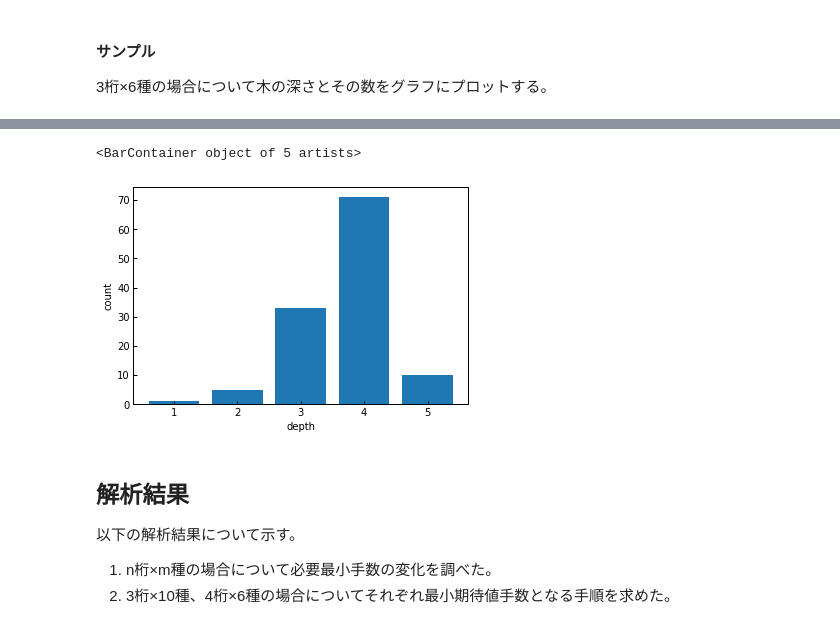
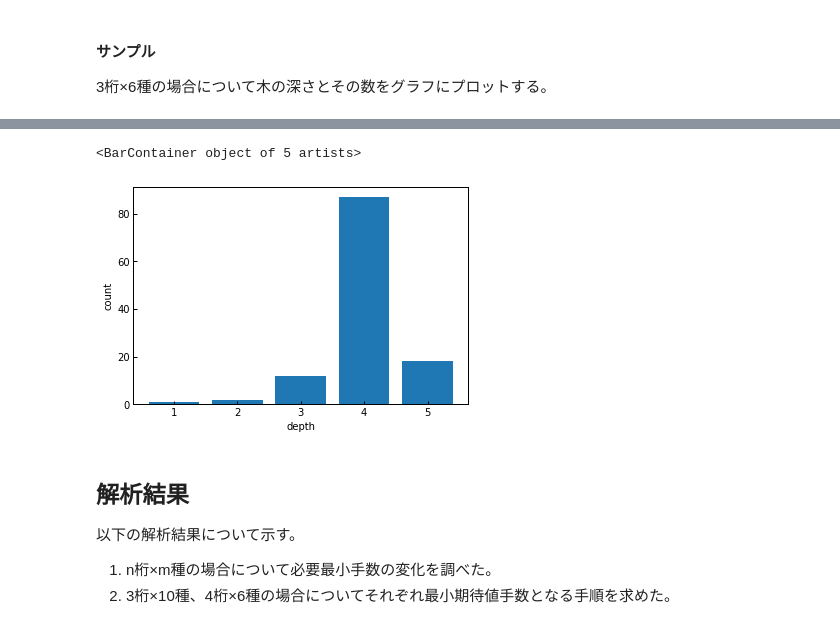
Before and after one commit to ysgrProgramming/hitblow-analyzer, a Jupyter notebook: hit_brow.ipynb, the cells around one changed output, grey strips where cells are left out. Drawn from its saved outputs; the diff is of its cells as text; code cells hidden in the pictures.

```diff
--- a/hit_brow.ipynb
+++ b/hit_brow.ipynb
@@ -202,6 +201,14 @@ class Analyze_Hitblow():
         regist = self.Seed.regist
 
         dp_list = self.Seed.distribute_pats(key_pat, possible_pat_set)
+
+        #絞り込み失敗時にスキップ
+        for dp in dp_list:
+            if dp:
+                if len(dp) == len(possible_pat_set):
+                    return None, float('inf')
+                else: break
+
         pat_history = memo | {key_pat}
         next_pat_set = self.Seed.produce_pat_set(pat_history)
         max_depth = 0
@@ -267,7 +274,14 @@ class Analyze_Hitblow():
         regist = self.Seed.regist
 
         dp_list = self.Seed.distribute_pats(key_pat, possible_pat_set)
-        #print(dp_list)
+
+        #絞り込み失敗時にスキップ
+        for dp in dp_list:
+            if dp:
+                if len(dp) == len(possible_pat_set):
+                    return None, float('inf')
+                else: break
+
         pat_history = memo | {key_pat}
         next_pat_set = self.Seed.produce_pat_set(pat_history)
         depth_sum = len(possible_pat_set)+sum([self.Seed.min_depth_sum_of_length(len(dp)) for dp in dp_list[1:]])
@@ -332,13 +346,13 @@ class Analyze_Hitblow():
             print("registed count =", len(self.Seed.registed_set))
             print()
 
-
     def generate_params(self, tree_list):
         params = dict()
         params["max_depth"] = self.Seed.meajure_tree_max_depth(tree_list)
         params["depth_sum"] = self.Seed.meajure_tree_depth_sum(tree_list, 1)
         params["node_num"] = self.Seed.pat_length
         params["depth_mean"] = params["depth_sum"]/params["node_num"]
+        params["elapsed_time(s)"] = time.time()-self.start_time
         return params
 # %% [markdown]
 #### サンプル
@@ -469,11 +484,10 @@ class Practice_Hitblow():
 Seed = Analyze_Seed(3, 6)
 AH = Analyze_Hitblow(Seed, 5)
 
-tree_list, params = AH.analyze_earnest_tree()
+tree_list, params = AH.analyze_fastest_tree()
 
 print(params)
 PH = Practice_Hitblow(Seed, tree_list)
-PH.export_as_graph("tree")
 depth_list = PH.count_by_depth()
 
 plt.xlabel("depth")
@@ -487,5 +501,5 @@ params setted
 <BarContainer object of 5 artists>
-[figure, old version]
+[figure, new version]
 # %% [markdown]
 ## 解析結果
 
```
Also changed, not shown: parts of 6 cells of this notebook.
